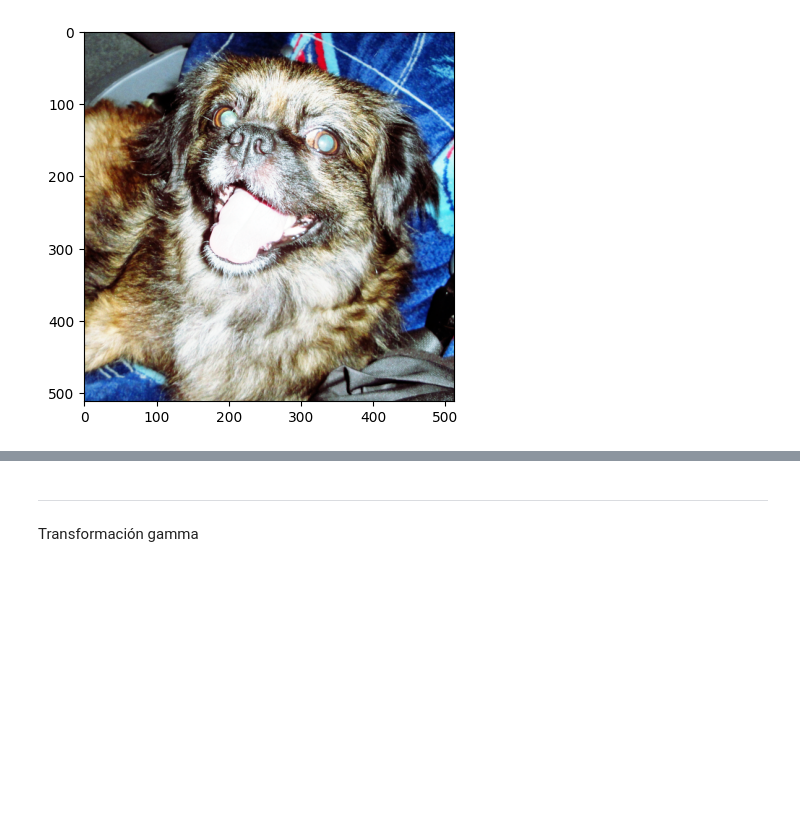
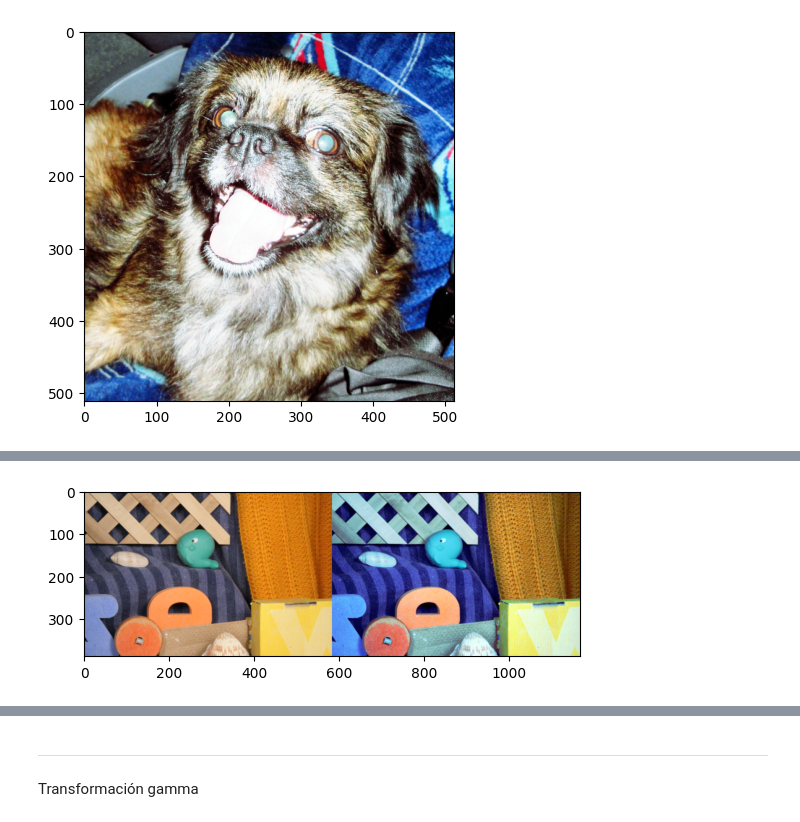
Before and after one commit to mikecr96/PDI-Ago-dic24, a Jupyter notebook: Semana VIII/eqHist.ipynb, the cells around one changed output, grey strips where cells are left out. Drawn from its saved outputs; the diff is of its cells as text; code cells hidden in the pictures; blank space fills up the shorter version.

```diff
--- a/Semana VIII/eqHist.ipynb
+++ b/Semana VIII/eqHist.ipynb
@@ -92,0 +102,13 @@ plt.show()
+# %%
+r, g, b = cv.split(ballena)
+# %%
+r_eq = cv.equalizeHist(r)
+g_eq = cv.equalizeHist(g)
+b_eq = cv.equalizeHist(b)
+# %%
+ballena_eq = cv.merge((r_eq, g_eq, b_eq))
+# %%
+plt.imshow(np.hstack((ballena, ballena_eq)))
+plt.show()
+# %% [output]
+[figure, added]
```
Also changed, not shown: parts of 26 cells of this notebook.
